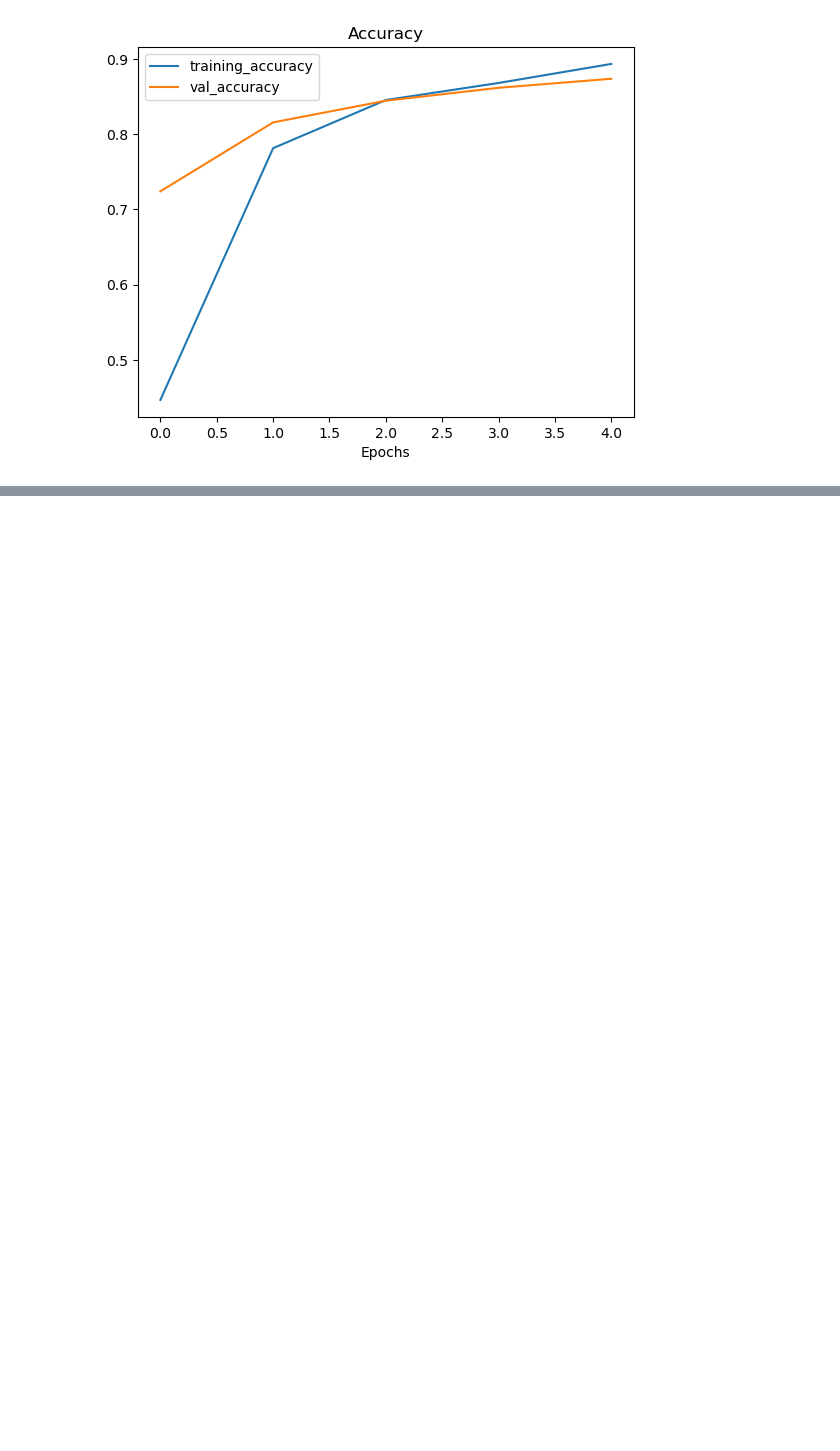
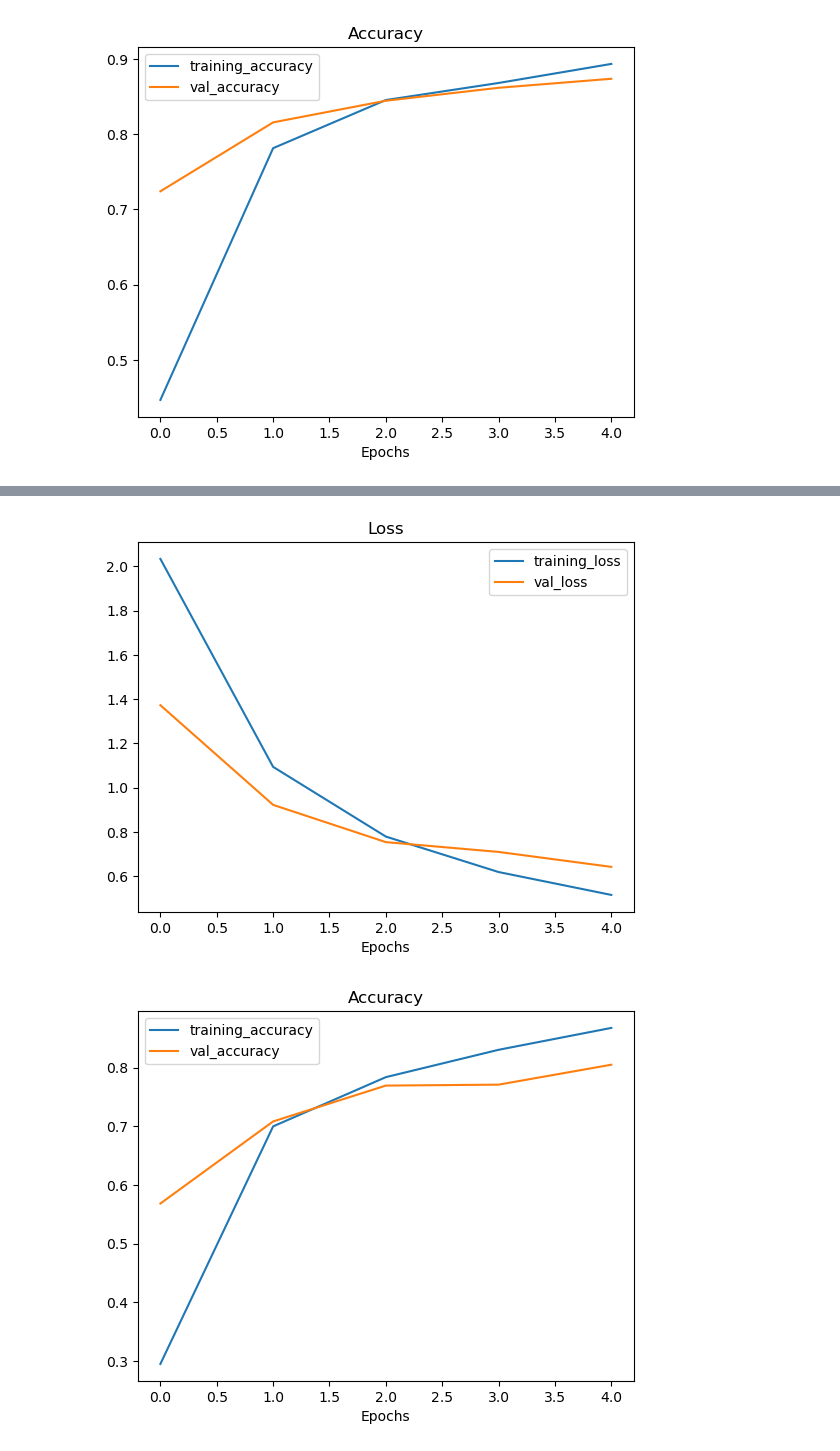
Before and after one commit to VrajMalvi/tensor-flow-learning, a Jupyter notebook: extra_code_roughwork/Transfer learning 1.ipynb, the cells around one changed output, grey strips where cells are left out. Cells and saved outputs as stored; diff of their text form; code cells hidden in the pictures; blank space fills up the shorter version.

```diff
--- a/extra_code_roughwork/Transfer learning 1.ipynb
+++ b/extra_code_roughwork/Transfer learning 1.ipynb
@@ -203,0 +267,4 @@ plot_loss_curves(efficientnet_history)
+# %%
+mobilenet100v2 = "https://tfhub.dev/google/imagenet/mobilenet_v2_100_224/feature_vector/5"
+
+mobilenet_model = create_model(mobilenet100v2, train_data_10_percent.num_classes)
@@ -203,0 +277,12 @@ plot_loss_curves(efficientnet_history)
+# %%
+mobilenet_model.compile(loss="categorical_crossentropy",
+                     optimizer=tf.keras.optimizers.legacy.Adam(),
+                     metrics=['accuracy'])
+
+efficientnet_history = mobilenet_model.fit(train_data_10_percent, # use augmented data
+                          epochs=5,
+                          steps_per_epoch=len(train_data_10_percent),
+                          validation_data=test_data,
+                          validation_steps=len(test_data),
+                          callbacks=[create_tensorboard_callback(dir_name="tensorflow_hub",
+                                                                experiment_name="MobileNet100v2")])
@@ -203,0 +302,5 @@ plot_loss_curves(efficientnet_history)
+# %%
+plot_loss_curves(efficientnet_history)
+# %% [output]
+[figure, added]
+[figure, added]
```
Also changed, not shown: parts of 6 cells of this notebook, 1 other file.
